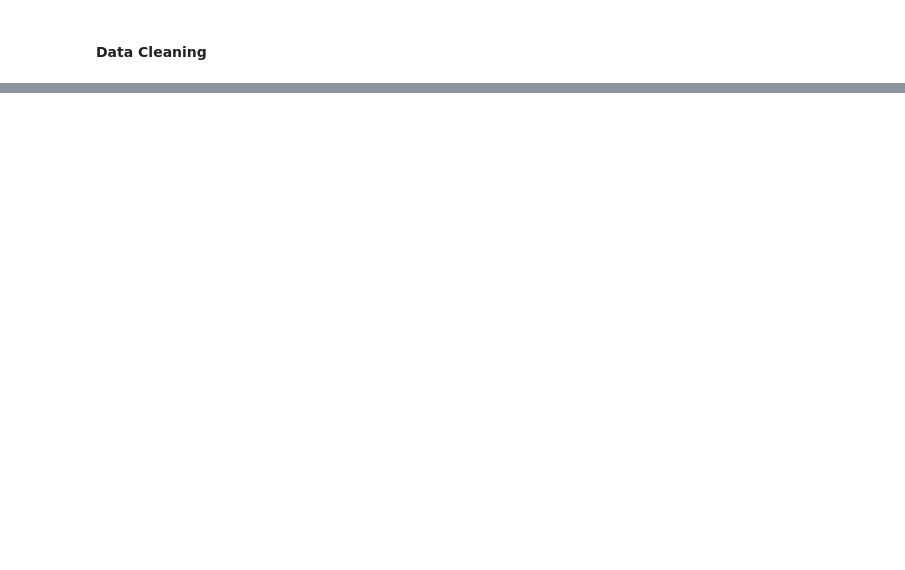
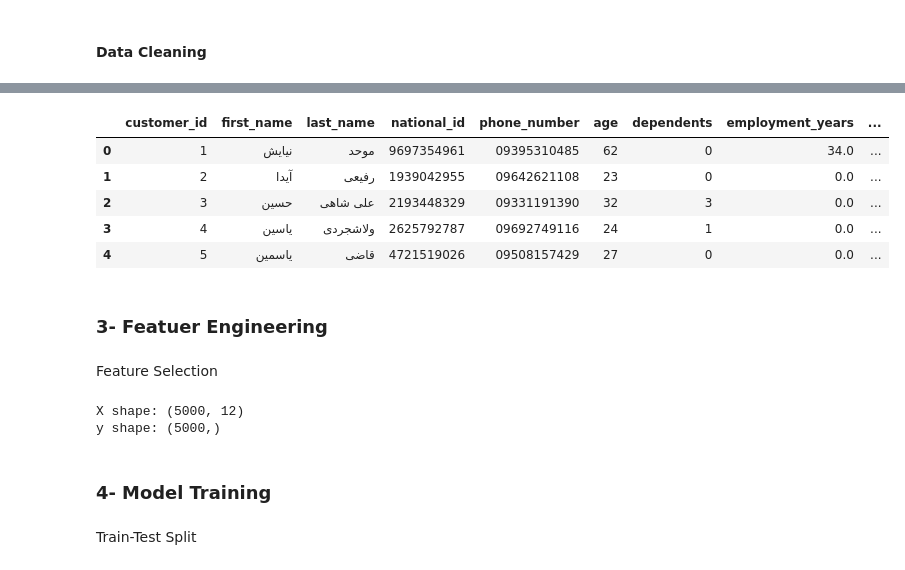
Before and after one commit to Alizadeh275/loan-approval-prediction, a Jupyter notebook: session_01.ipynb, the cells around one changed output, grey strips where cells are left out. Drawn from its saved outputs; the diff is of its cells as text; code cells hidden in the pictures; blank space fills up the shorter version.

Commit message:
added other parts

```diff
--- a/session_01.ipynb
+++ b/session_01.ipynb
@@ -213,2 +208,11 @@ Text(0, 0.5, 'Count')
 # %% [markdown]
 #### Data Cleaning
+# %%
+# Remove duplicates
+before_dup = len(df)
+df = df.drop_duplicates()
+print(f"Duplicates removed: {before_dup - len(df)}")
+
+# Handle missing values
+print(f"\nMissing values before cleaning:")
+print(df.isnull().sum())
@@ -214,0 +237,6 @@ Text(0, 0.5, 'Count')
+# %%
+median_score = df["credit_score"].median()
+df["credit_score"] = df["credit_score"].fillna(median_score)
+print(f"✅ credit_score filled with median: {median_score:.0f}")
+
+print("\n✅ Data cleaning completed")
@@ -214,0 +251,19 @@ Text(0, 0.5, 'Count')
+# %%
+print("\n" + "=" * 70)
+print("Encoding Categorical Variables")
+print("=" * 70)
+
+df["marital_num"] = df["marital_status"].map({"مجرد": 0, "متأهل": 1})
+
+le_employment = LabelEncoder()
+df["employment_num"] = le_employment.fit_transform(df["employment_type"])
+
+le_purpose = LabelEncoder()
+df["purpose_num"] = le_purpose.fit_transform(df["loan_purpose"])
+
+df = df.drop(columns=["marital_status", "employment_type", "loan_purpose"])
+
+print("✅ Encoding completed")
+print(f"   marital_status: Single=0, Married=1")
+print(f"   employment_type: {dict(zip(le_employment.classes_, range(len(le_employment.classes_))))}")
+print(f"   loan_purpose: {dict(zip(le_purpose.classes_, range(len(le_purpose.classes_))))}")
@@ -214,0 +278,41 @@ Text(0, 0.5, 'Count')
+# %%
+df.head()
+# %% [output]
+|  | customer_id | first_name | last_name | national_id | phone_number | age | dependents | employment_years | ... |
+| 0 | 1 | نیایش | موحد | 9697354961 | 09395310485 | 62 | 0 | 34.0 | ... |
+| 1 | 2 | آیدا | رفیعی | 1939042955 | 09642621108 | 23 | 0 | 0.0 | ... |
+| 2 | 3 | حسين | علی شاهی | 2193448329 | 09331191390 | 32 | 3 | 0.0 | ... |
+| 3 | 4 | ياسين | ولاشجردی | 2625792787 | 09692749116 | 24 | 1 | 0.0 | ... |
+| 4 | 5 | ياسمين | قاضی | 4721519026 | 09508157429 | 27 | 0 | 0.0 | ... |
+# %% [markdown]
+### 3- Featuer Engineering
+# %% [markdown]
+Feature Selection
+# %%
+feature_columns = [
+    "age",
+    "dependents",
+    "employment_years",
+    "monthly_income",
+    "credit_score",
+    "loan_amount",
+    "loan_term_months",
+    "has_other_loans",
+    "late_payments_last_year",
+    "marital_num",
+    "employment_num",
+    "purpose_num",
+]
+
+X = df[feature_columns]
+y = df["approved"]
+
+print(f"X shape: {X.shape}")
+print(f"y shape: {y.shape}")
+# %% [output]
+X shape: (5000, 12)
+y shape: (5000,)
+# %% [markdown]
+### 4- Model Training
+# %% [markdown]
+Train-Test Split
```
Also changed, not shown: parts of 17 cells of this notebook.
